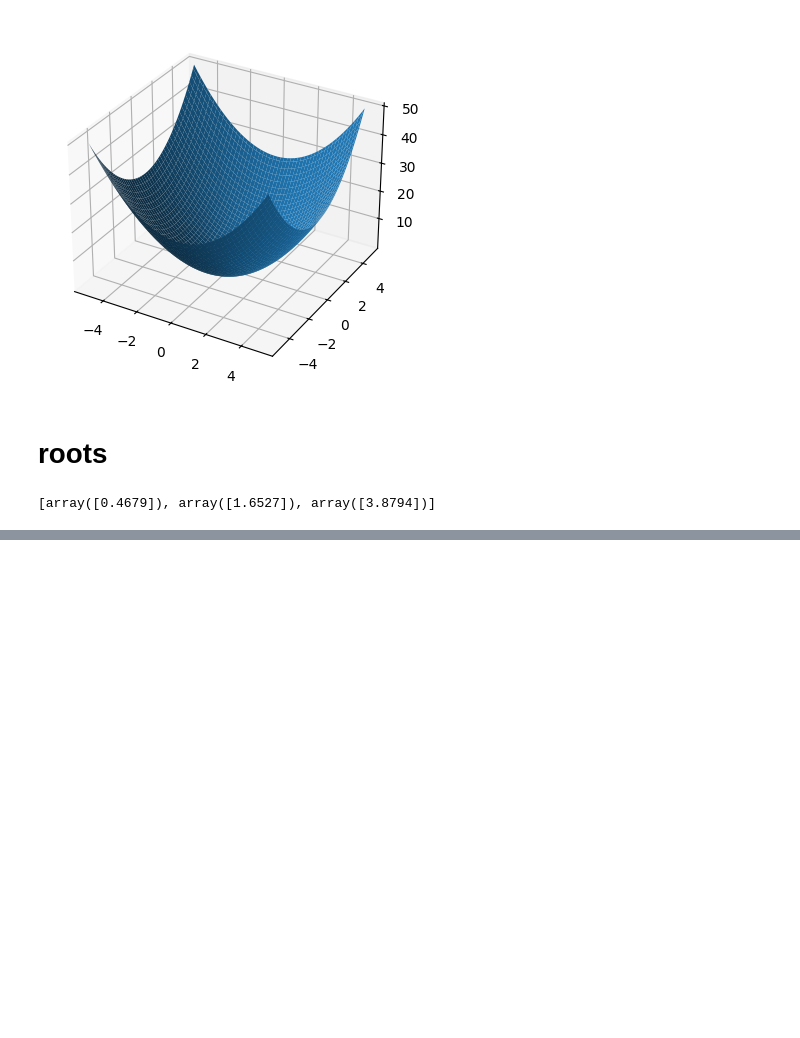
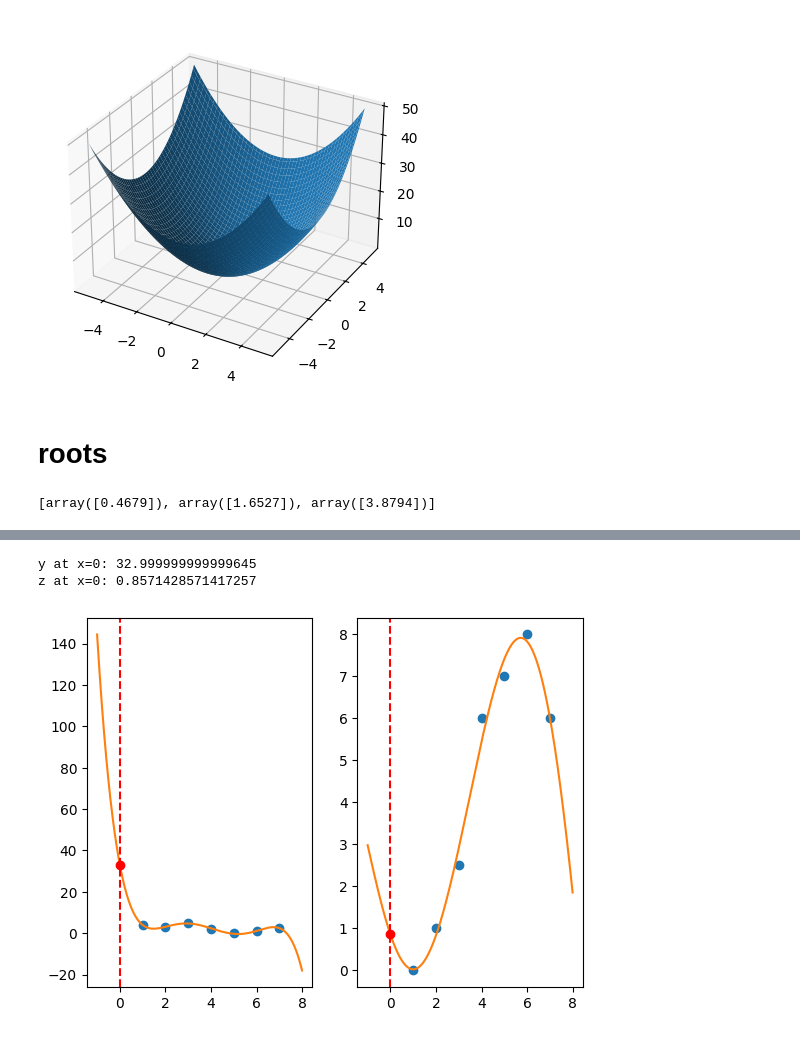
Before and after one commit to DaniielZ/datormaciba, a Jupyter notebook: 09092024_pirma.ipynb, the cells around one changed output, grey strips where cells are left out. Drawn from its saved outputs; the diff is of its cells as text; code cells hidden in the pictures; blank space fills up the shorter version.

```diff
--- a/09092024_pirma.ipynb
+++ b/09092024_pirma.ipynb
@@ -145,0 +184,38 @@ intervals: [1.04204204 2.2042042  2.85585586]
+# %%
+import numpy as np
+import matplotlib.pyplot as plt
+
+x = [1,2,3,4,5,6,7]
+y = [4,3,5,2,0,1,2.5]
+z =[0,1,2.5,6,7,8,6]
+
+
+# exterpolate using polynominal ^5
+x_exterpolated = np.linspace(-1,8,2000)
+y_func_exterpolated_coefficients = np.polynomial.polynomial.polyfit(x,y,5)
+y_exterpolated = np.polynomial.polynomial.polyval(x_exterpolated, y_func_exterpolated_coefficients)
+z_func_exterpolated_coefficients = np.polynomial.polynomial.polyfit(x,z,5)
+z_exterpolated = np.polynomial.polynomial.polyval(x_exterpolated, z_func_exterpolated_coefficients)
+
+# find the value of y and z at x = 0
+y_at_0 = np.polynomial.polynomial.polyval(0, y_func_exterpolated_coefficients)
+z_at_0 = np.polynomial.polynomial.polyval(0, z_func_exterpolated_coefficients)
+
+print(f"y at x=0: {y_at_0}")
+print(f"z at x=0: {z_at_0}")
+
+
+fig, (ax1,ax2) = plt.subplots(1,2)
+ax1.plot(x, y, 'o')
+ax1.plot(x_exterpolated, y_exterpolated, label='y(x)')
+ax1.axvline(x=0, color='red', linestyle='--')
+ax1.plot(0, y_at_0, 'ro')
+ax2.plot(x, z, 'o')
+ax2.plot(x_exterpolated, z_exterpolated, label='z(x)')
+ax2.axvline(x=0, color='red', linestyle='--')
+ax2.plot(0, z_at_0, 'ro')
+fig.show()
+# %% [output]
+y at x=0: 32.999999999999645
+z at x=0: 0.8571428571417257
+[figure, added]
```
Also changed, not shown: parts of 5 cells of this notebook, 1 other file.
